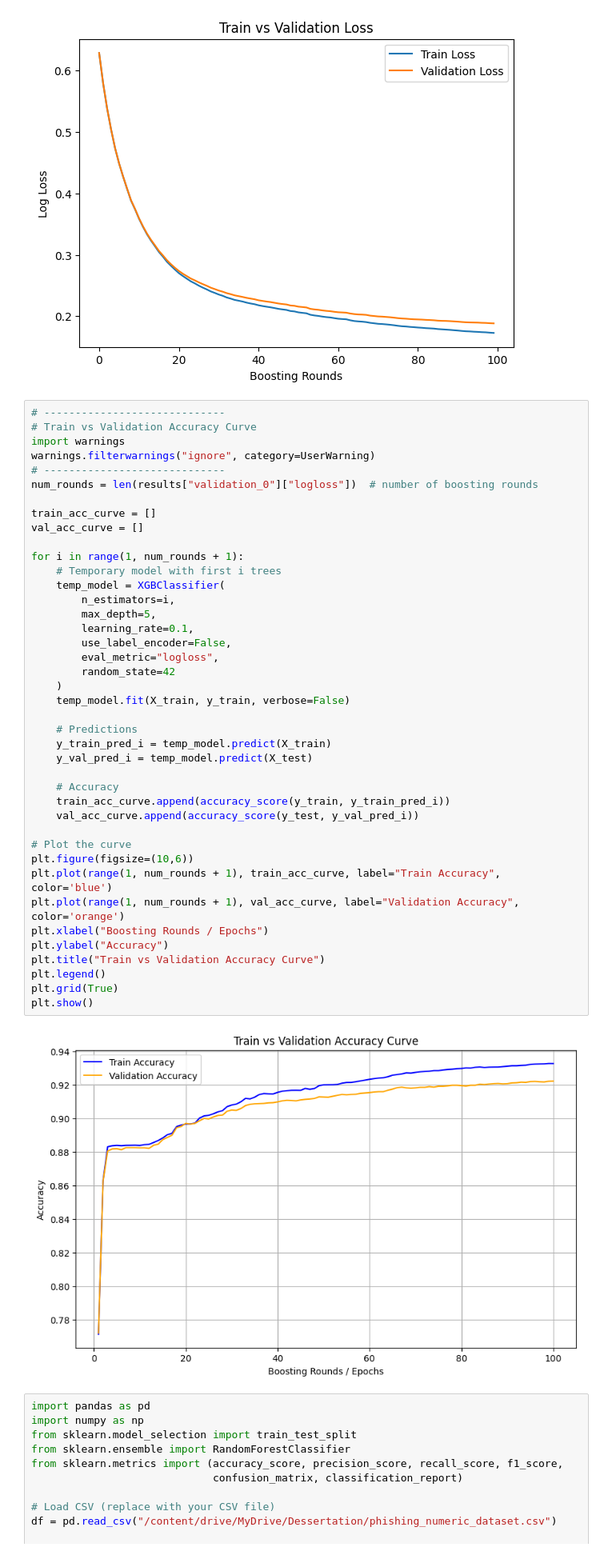
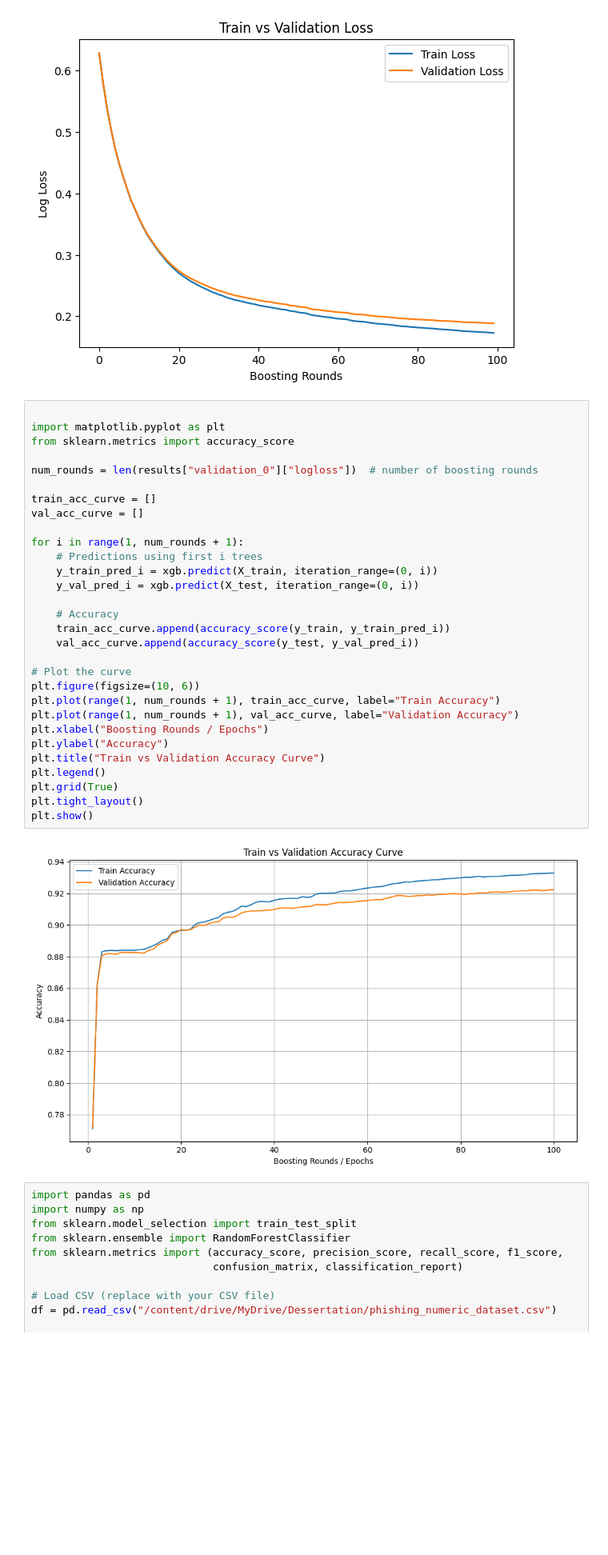
Before and after one commit to surya211099/DetectingPhishingEmail, a Jupyter notebook: DetectPhishingMail.ipynb, the cells around one changed output. Shown at 80% size. Cells and saved outputs as stored; diff of their text form; blank space fills up the shorter version.

```diff
--- a/DetectPhishingMail.ipynb
+++ b/DetectPhishingMail.ipynb
@@ -731,48 +745,37 @@ plt.show()
 # %% [output]
 [figure]
 # %%
-# -----------------------------
-# Train vs Validation Accuracy Curve
-import warnings
-warnings.filterwarnings("ignore", category=UserWarning)
-# -----------------------------
+
+import matplotlib.pyplot as plt
+from sklearn.metrics import accuracy_score
+
 num_rounds = len(results["validation_0"]["logloss"])  # number of boosting rounds
 
 train_acc_curve = []
 val_acc_curve = []
 
 for i in range(1, num_rounds + 1):
-    # Temporary model with first i trees
-    temp_model = XGBClassifier(
-        n_estimators=i,
-        max_depth=5,
-        learning_rate=0.1,
-        use_label_encoder=False,
-        eval_metric="logloss",
-        random_state=42
-    )
-    temp_model.fit(X_train, y_train, verbose=False)
-
-    # Predictions
-    y_train_pred_i = temp_model.predict(X_train)
-    y_val_pred_i = temp_model.predict(X_test)
+    # Predictions using first i trees
+    y_train_pred_i = xgb.predict(X_train, iteration_range=(0, i))
+    y_val_pred_i = xgb.predict(X_test, iteration_range=(0, i))
 
     # Accuracy
     train_acc_curve.append(accuracy_score(y_train, y_train_pred_i))
     val_acc_curve.append(accuracy_score(y_test, y_val_pred_i))
 
 # Plot the curve
-plt.figure(figsize=(10,6))
-plt.plot(range(1, num_rounds + 1), train_acc_curve, label="Train Accuracy", color='blue')
-plt.plot(range(1, num_rounds + 1), val_acc_curve, label="Validation Accuracy", color='orange')
+plt.figure(figsize=(10, 6))
+plt.plot(range(1, num_rounds + 1), train_acc_curve, label="Train Accuracy")
+plt.plot(range(1, num_rounds + 1), val_acc_curve, label="Validation Accuracy")
 plt.xlabel("Boosting Rounds / Epochs")
 plt.ylabel("Accuracy")
 plt.title("Train vs Validation Accuracy Curve")
 plt.legend()
 plt.grid(True)
+plt.tight_layout()
 plt.show()
 # %% [output]
-[figure, old version]
+[figure, new version]
 # %%
 import pandas as pd
 import numpy as np
```
Also changed, not shown: parts of 3 cells of this notebook.
